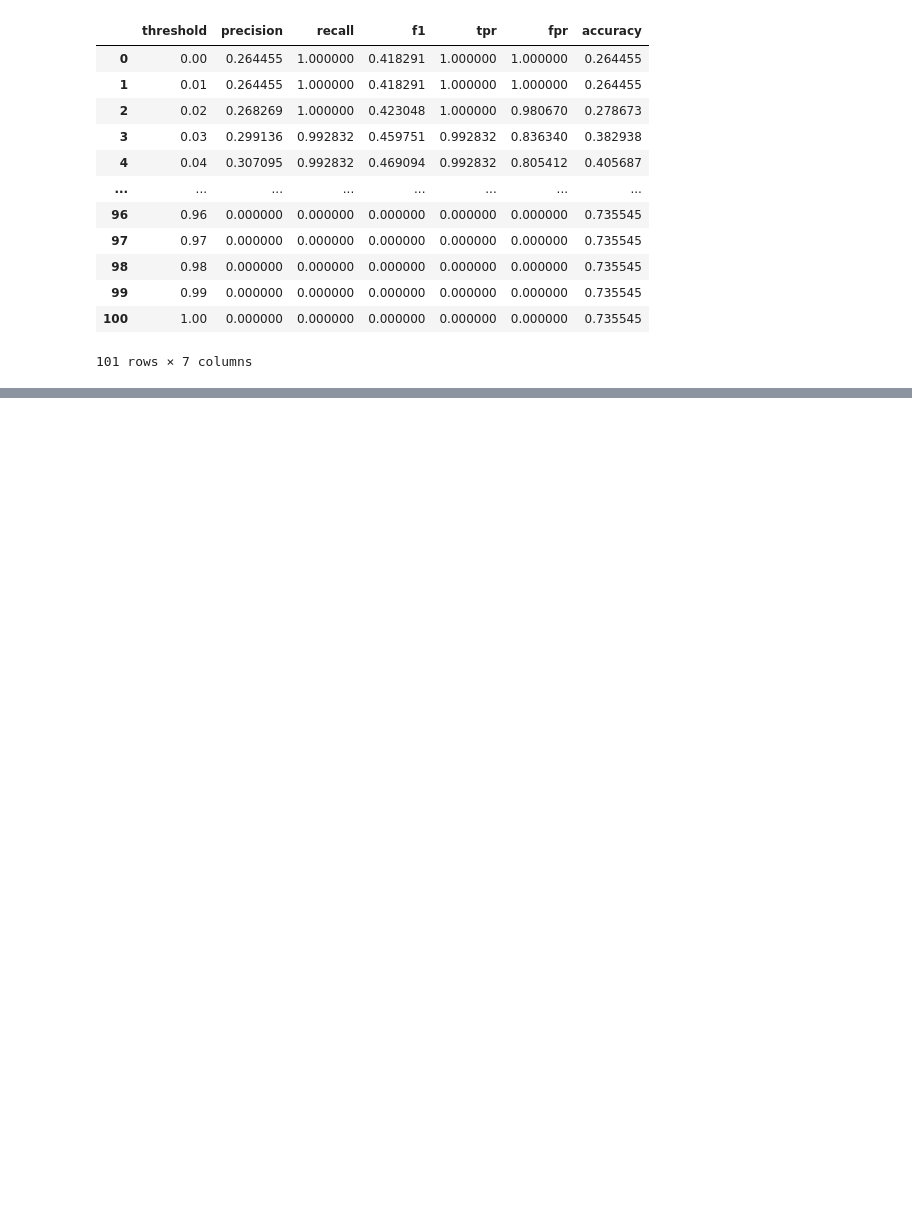
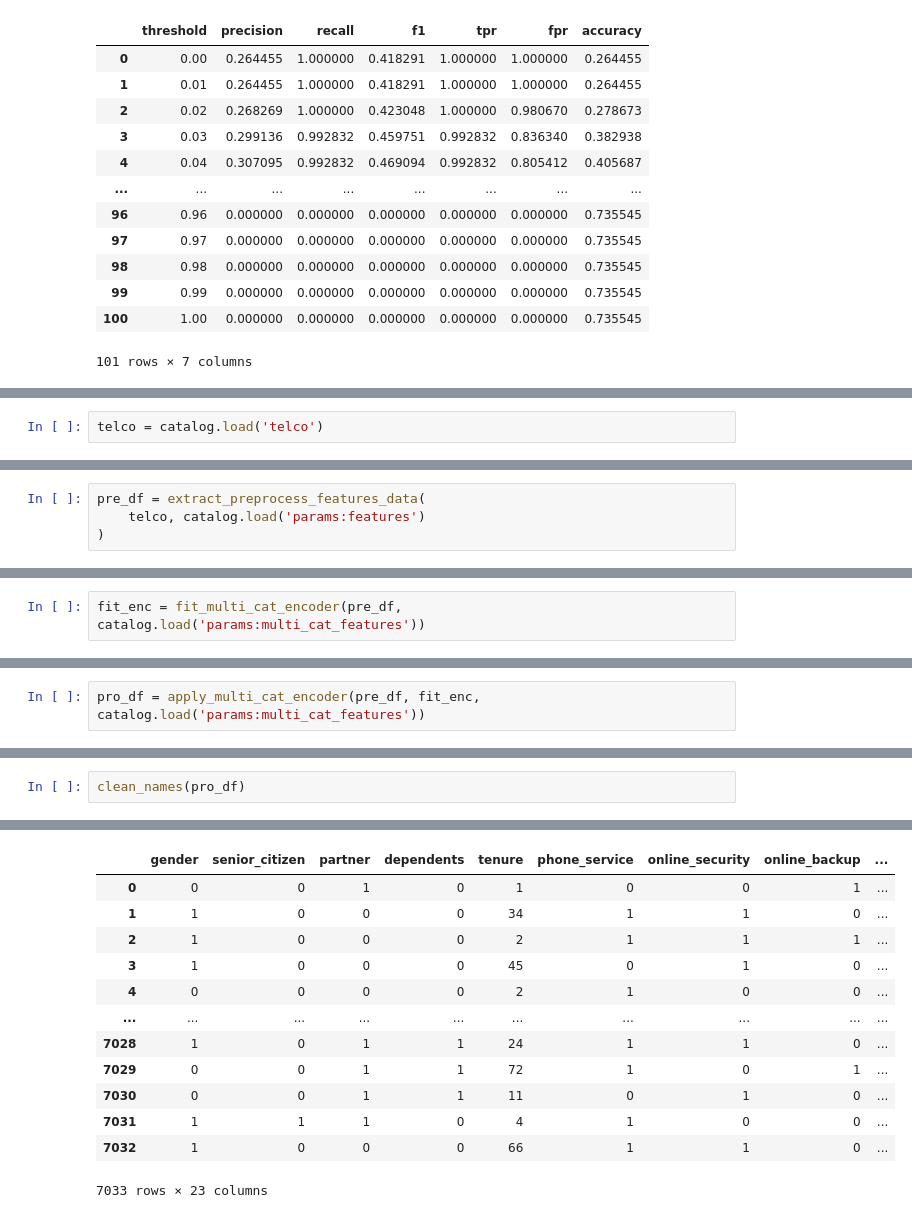
Before and after one commit to shafayetShafee/telco-customer-churn-mlops, a Jupyter notebook: notebooks/nodes-check.ipynb, the cells around one changed output, grey strips where cells are left out. Cells and saved outputs as stored; diff of their text form; blank space fills up the shorter version.

```diff
--- a/notebooks/nodes-check.ipynb
+++ b/notebooks/nodes-check.ipynb
@@ -162,0 +180,2 @@ _evaluate_thresholds(calib_model, X_calib, y_calib)
+# %%
+telco = catalog.load('telco')
@@ -162,0 +184,4 @@ _evaluate_thresholds(calib_model, X_calib, y_calib)
+# %%
+pre_df = extract_preprocess_features_data(
+    telco, catalog.load('params:features')
+)
@@ -162,0 +190,2 @@ _evaluate_thresholds(calib_model, X_calib, y_calib)
+# %%
+fit_enc = fit_multi_cat_encoder(pre_df, catalog.load('params:multi_cat_features'))
@@ -162,0 +194,2 @@ _evaluate_thresholds(calib_model, X_calib, y_calib)
+# %%
+pro_df = apply_multi_cat_encoder(pre_df, fit_enc, catalog.load('params:multi_cat_features'))
@@ -162,0 +198,3 @@ _evaluate_thresholds(calib_model, X_calib, y_calib)
+# %%
+clean_names(pro_df)
+# %% [output]
@@ -162,0 +202,13 @@ _evaluate_thresholds(calib_model, X_calib, y_calib)
+|  | gender | senior_citizen | partner | dependents | tenure | phone_service | online_security | online_backup | ... |
+| 0 | 0 | 0 | 1 | 0 | 1 | 0 | 0 | 1 | ... |
+| 1 | 1 | 0 | 0 | 0 | 34 | 1 | 1 | 0 | ... |
+| 2 | 1 | 0 | 0 | 0 | 2 | 1 | 1 | 1 | ... |
+| 3 | 1 | 0 | 0 | 0 | 45 | 0 | 1 | 0 | ... |
+| 4 | 0 | 0 | 0 | 0 | 2 | 1 | 0 | 0 | ... |
+| ... | ... | ... | ... | ... | ... | ... | ... | ... | ... |
+| 7028 | 1 | 0 | 1 | 1 | 24 | 1 | 1 | 0 | ... |
+| 7029 | 0 | 0 | 1 | 1 | 72 | 1 | 0 | 1 | ... |
+| 7030 | 0 | 0 | 1 | 1 | 11 | 0 | 1 | 0 | ... |
+| 7031 | 1 | 1 | 1 | 0 | 4 | 1 | 0 | 0 | ... |
+| 7032 | 1 | 0 | 0 | 0 | 66 | 1 | 1 | 0 | ... |
+7033 rows × 23 columns
```
Also changed, not shown: parts of 7 cells of this notebook, 7 other files.
